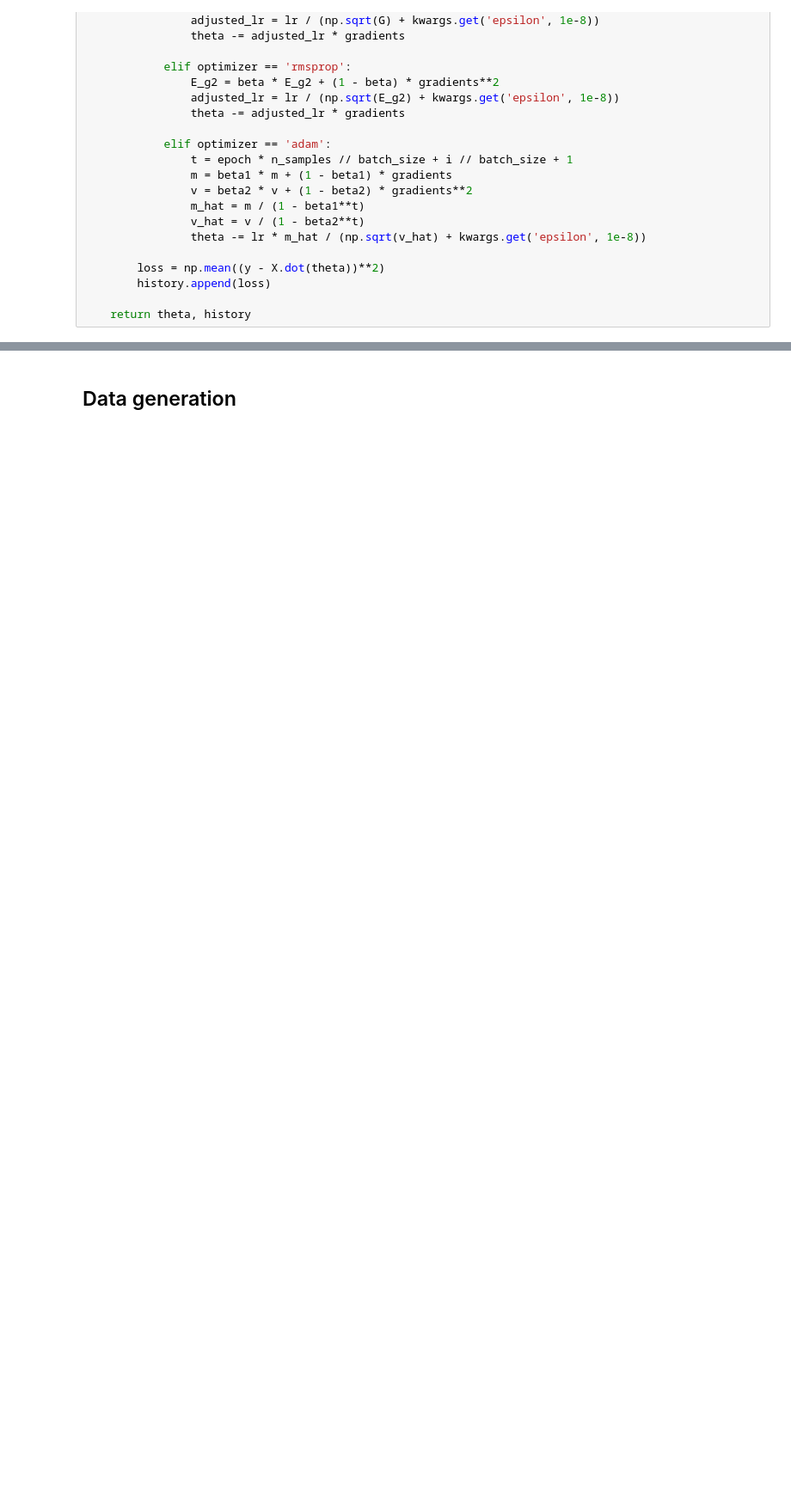
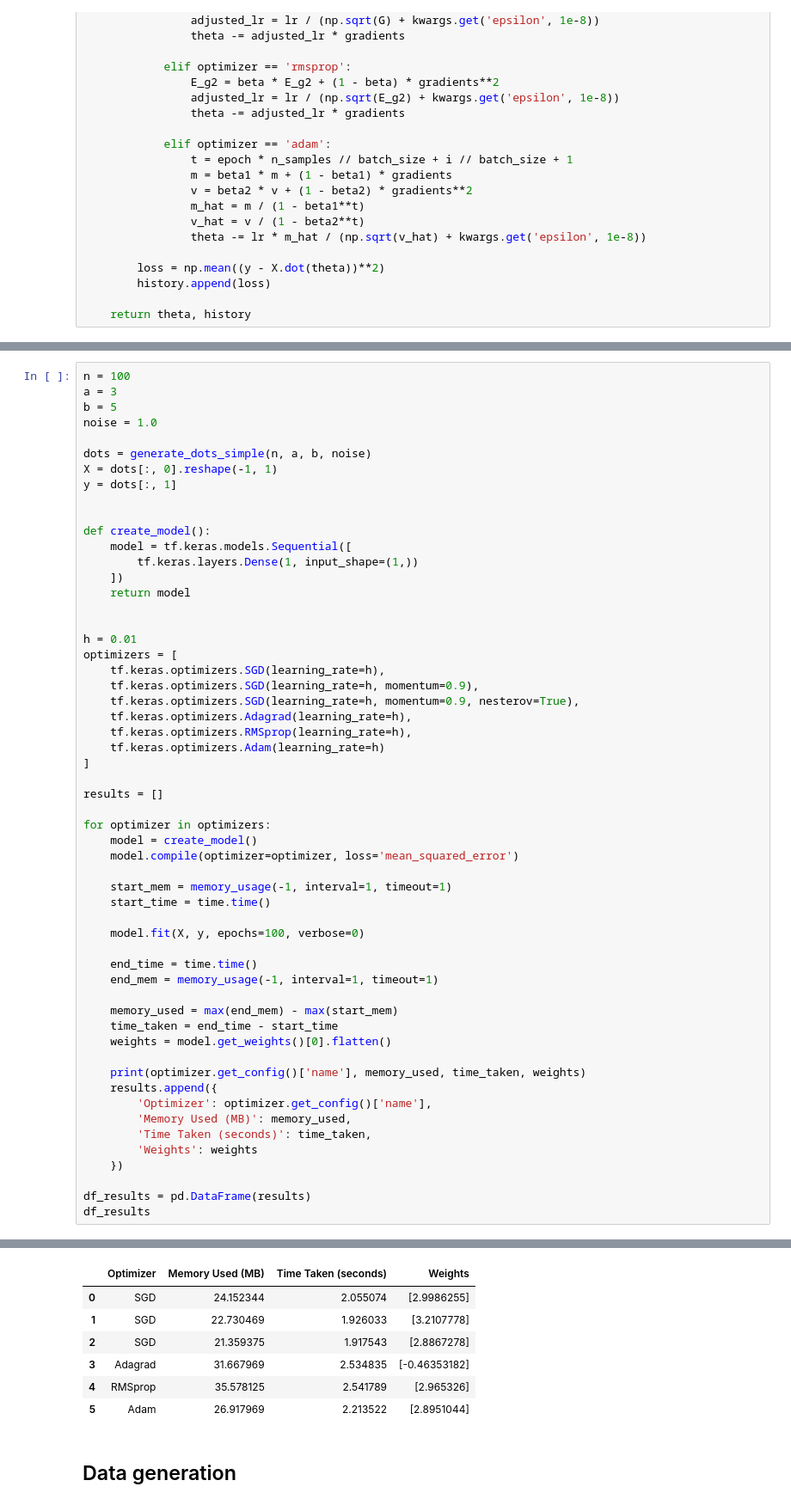
Before and after one commit to OptimizationMethods/MetOpt3, a Jupyter notebook: lab3.ipynb, the cells around one changed output, grey strips where cells are left out. Shown: that part at 86% size. Saved outputs shown, nothing was run; the diff lists cells and outputs as text; blank space fills up the shorter version.

```diff
--- a/lab3.ipynb
+++ b/lab3.ipynb
@@ -101,0 +106,57 @@ def sgd_optimizer(X, y, lr=0.01, epochs=100, batch_size=32, optimizer='sgd', lr_
+# %%
+n = 100
+a = 3
+b = 5
+noise = 1.0
+
+dots = generate_dots_simple(n, a, b, noise)
+X = dots[:, 0].reshape(-1, 1)
+y = dots[:, 1]
+
+
+def create_model():
+    model = tf.keras.models.Sequential([
+        tf.keras.layers.Dense(1, input_shape=(1,))
+    ])
+    return model
+
+
+h = 0.01
+optimizers = [
+    tf.keras.optimizers.SGD(learning_rate=h),
+    tf.keras.optimizers.SGD(learning_rate=h, momentum=0.9),
+    tf.keras.optimizers.SGD(learning_rate=h, momentum=0.9, nesterov=True),
+    tf.keras.optimizers.Adagrad(learning_rate=h),
+    tf.keras.optimizers.RMSprop(learning_rate=h),
+    tf.keras.optimizers.Adam(learning_rate=h)
+]
+
+results = []
+
+for optimizer in optimizers:
+    model = create_model()
+    model.compile(optimizer=optimizer, loss='mean_squared_error')
+
+    start_mem = memory_usage(-1, interval=1, timeout=1)
+    start_time = time.time()
+
+    model.fit(X, y, epochs=100, verbose=0)
+
+    end_time = time.time()
+    end_mem = memory_usage(-1, interval=1, timeout=1)
+
+    memory_used = max(end_mem) - max(start_mem)
+    time_taken = end_time - start_time
+    weights = model.get_weights()[0].flatten()
+
+    print(optimizer.get_config()['name'], memory_used, time_taken, weights)
+    results.append({
+        'Optimizer': optimizer.get_config()['name'],
+        'Memory Used (MB)': memory_used,
+        'Time Taken (seconds)': time_taken,
+        'Weights': weights
+    })
+
+df_results = pd.DataFrame(results)
+df_results
+# %% [output]
@@ -102,3 +179,10 @@ def sgd_optimizer(X, y, lr=0.01, epochs=100, batch_size=32, optimizer='sgd', lr_
+|  | Optimizer | Memory Used (MB) | Time Taken (seconds) | Weights |
+| 0 | SGD | 24.152344 | 2.055074 | [2.9986255] |
+| 1 | SGD | 22.730469 | 1.926033 | [3.2107778] |
+| 2 | SGD | 21.359375 | 1.917543 | [2.8867278] |
+| 3 | Adagrad | 31.667969 | 2.534835 | [-0.46353182] |
+| 4 | RMSprop | 35.578125 | 2.541789 | [2.965326] |
+| 5 | Adam | 26.917969 | 2.213522 | [2.8951044] |
 # %% [markdown]
 ## Data generation
 # %%
```
Also changed, not shown: parts of 17 cells of this notebook, 1 other file.
